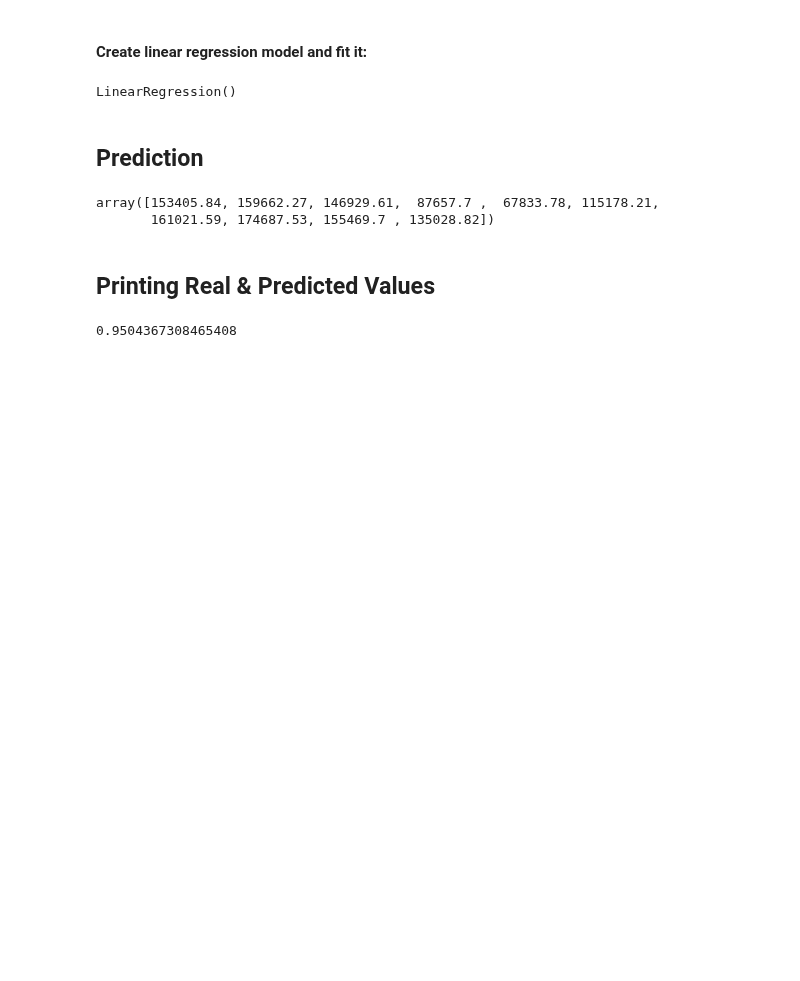
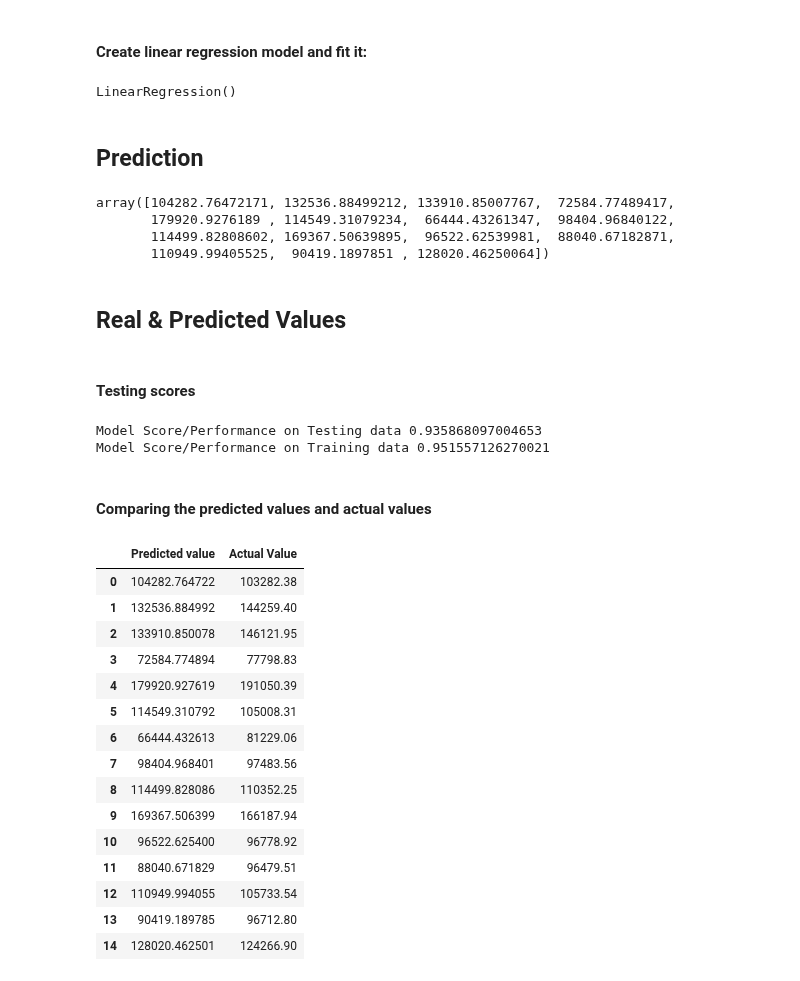
Before and after one commit to EdemBey/ML, a Jupyter notebook: line.ipynb, the cells around one changed output. Saved outputs shown, nothing was run; the diff lists cells and outputs as text; code cells hidden in the pictures; blank space fills up the shorter version.

```diff
--- a/line.ipynb
+++ b/line.ipynb
@@ -139,17 +152,46 @@ LinearRegression()
 ## Prediction
 # %%
 y_pred = regressor.predict(X_test) # predicting
-y_pred = np.round(y_pred, 2)
 y_pred
 # %% [output]
-array([153405.84, 159662.27, 146929.61,  87657.7 ,  67833.78, 115178.21,
-       161021.59, 174687.53, 155469.7 , 135028.82])
+array([104282.76472171, 132536.88499212, 133910.85007767,  72584.77489417,
+       179920.9276189 , 114549.31079234,  66444.43261347,  98404.96840122,
+       114499.82808602, 169367.50639895,  96522.62539981,  88040.67182871,
+       110949.99405525,  90419.1897851 , 128020.46250064])
 # %% [markdown]
-## Printing Real & Predicted Values
+## Real & Predicted Values
-# %%
-score=regressor.score(X_train,y_train)
-score
-# %% [output]
-0.9504367308465408
+# %% [markdown]
+#### Testing scores
+# %%
+testing_data_model_score = regressor.score(X_test, y_test)
+print("Model Score/Performance on Testing data",testing_data_model_score)
+
+training_data_model_score = regressor.score(X_train, y_train)
+print("Model Score/Performance on Training data",training_data_model_score)
+# %% [output]
+Model Score/Performance on Testing data 0.935868097004653
+Model Score/Performance on Training data 0.951557126270021
+# %% [markdown]
+#### Comparing the predicted values and actual values
+# %%
+dfPredict = pd.DataFrame(data={'Predicted value':y_pred.flatten(),'Actual Value':y_test.flatten()})
+dfPredict
+# %% [output]
+|  | Predicted value | Actual Value |
+| 0 | 104282.764722 | 103282.38 |
+| 1 | 132536.884992 | 144259.40 |
+| 2 | 133910.850078 | 146121.95 |
+| 3 | 72584.774894 | 77798.83 |
+| 4 | 179920.927619 | 191050.39 |
+| 5 | 114549.310792 | 105008.31 |
+| 6 | 66444.432613 | 81229.06 |
+| 7 | 98404.968401 | 97483.56 |
+| 8 | 114499.828086 | 110352.25 |
+| 9 | 169367.506399 | 166187.94 |
+| 10 | 96522.625400 | 96778.92 |
+| 11 | 88040.671829 | 96479.51 |
+| 12 | 110949.994055 | 105733.54 |
+| 13 | 90419.189785 | 96712.80 |
+| 14 | 128020.462501 | 124266.90 |
 # %%
 plt.scatter(y_test, y_pred)
```
Also changed, not shown: parts of 18 cells of this notebook.
